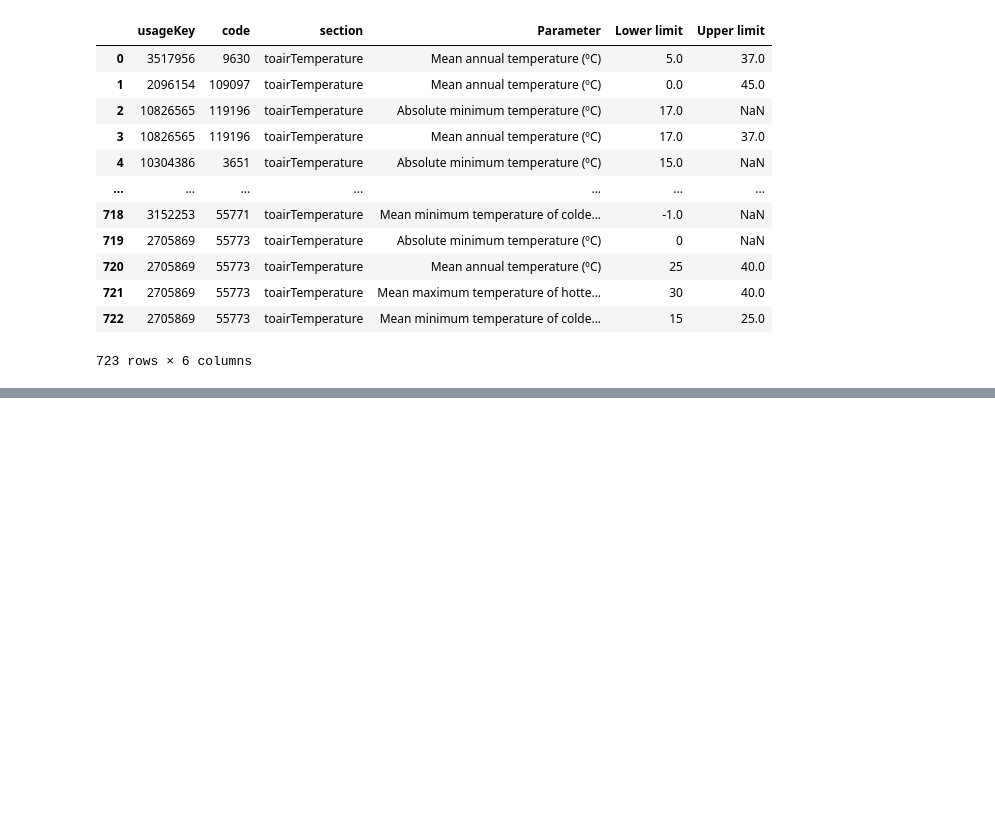
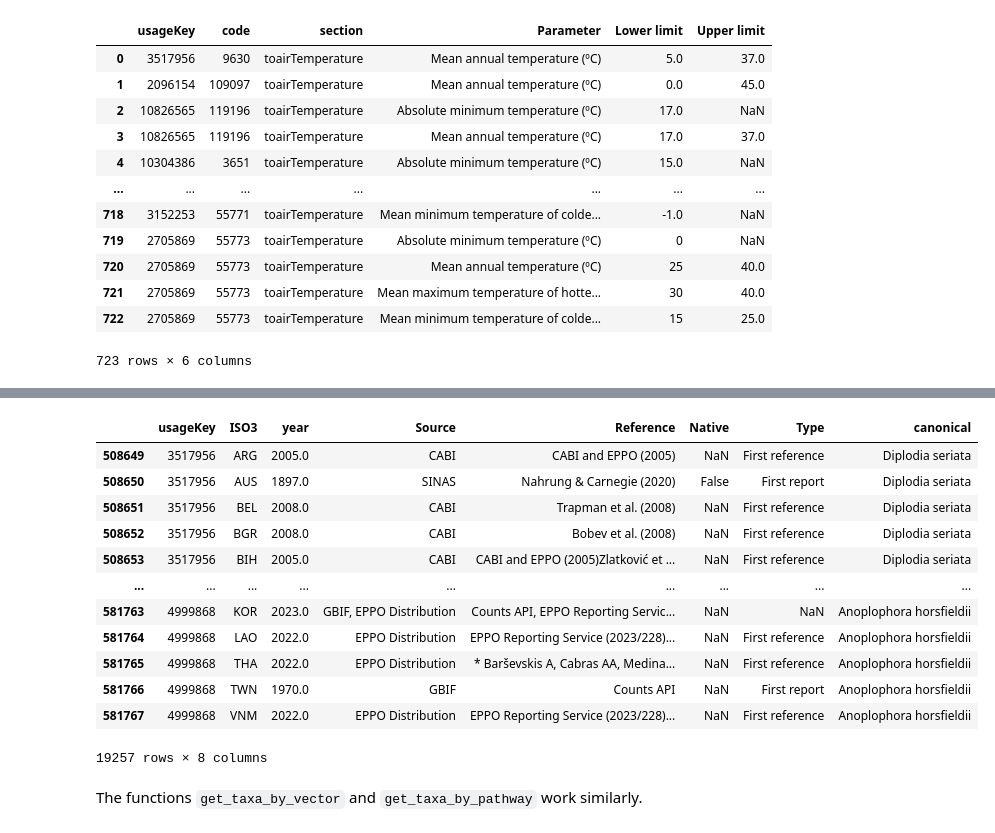
Before and after one commit to ncsu-landscape-dynamics/GIATAR-dataset, a Jupyter notebook: tutorials/GIATAR_Queries_Tutorial.ipynb, the cells around one changed output, grey strips where cells are left out. Saved outputs shown, nothing was run; the diff lists cells and outputs as text; code cells hidden in the pictures; blank space fills up the shorter version.

Commit message:
add new functions to tutorials

```diff
--- a/tutorials/GIATAR_Queries_Tutorial.ipynb
+++ b/tutorials/GIATAR_Queries_Tutorial.ipynb
@@ -240,0 +309,13 @@ gqf.get_trait_table('CABI_airtemp')
+# %%
+# We'll save the citrus-associated pests to a dataframe
+
+citrus_pests = pd.DataFrame({"canonicaName": gqf.get_taxa_by_host('Citrus')})
+
+# And then we'll stack the dataframes of first introductions for each
+
+citrus_pest_introductions = pd.DataFrame()
+
+for canonicalName in citrus_pests['canonicaName']:
+    temp_table = gqf.get_first_introductions(canonicalName)
+    temp_table["canonicalName"] = canonicalName
+    citrus_pest_introductions = pd.concat([citrus_pest_introductions, temp_table])
@@ -240,0 +329,20 @@ gqf.get_trait_table('CABI_airtemp')
+# %%
+# Look at the results
+
+citrus_pest_introductions
+# %% [output]
+|  | usageKey | ISO3 | year | Source | Reference | Native | Type | canonical |
+| 508649 | 3517956 | ARG | 2005.0 | CABI | CABI and EPPO (2005) | NaN | First reference | Diplodia seriata |
+| 508650 | 3517956 | AUS | 1897.0 | SINAS | Nahrung & Carnegie (2020) | False | First report | Diplodia seriata |
+| 508651 | 3517956 | BEL | 2008.0 | CABI | Trapman et al. (2008) | NaN | First reference | Diplodia seriata |
+| 508652 | 3517956 | BGR | 2008.0 | CABI | Bobev et al. (2008) | NaN | First reference | Diplodia seriata |
+| 508653 | 3517956 | BIH | 2005.0 | CABI | CABI and EPPO (2005)Zlatković et ... | NaN | First reference | Diplodia seriata |
+| ... | ... | ... | ... | ... | ... | ... | ... | ... |
+| 581763 | 4999868 | KOR | 2023.0 | GBIF, EPPO Distribution | Counts API, EPPO Reporting Servic... | NaN | NaN | Anoplophora horsfieldii |
+| 581764 | 4999868 | LAO | 2022.0 | EPPO Distribution | EPPO Reporting Service (2023/228)... | NaN | First reference | Anoplophora horsfieldii |
+| 581765 | 4999868 | THA | 2022.0 | EPPO Distribution | * Barševskis A, Cabras AA, Medina... | NaN | First reference | Anoplophora horsfieldii |
+| 581766 | 4999868 | TWN | 1970.0 | GBIF | Counts API | NaN | First report | Anoplophora horsfieldii |
+| 581767 | 4999868 | VNM | 2022.0 | EPPO Distribution | EPPO Reporting Service (2023/228)... | NaN | First reference | Anoplophora horsfieldii |
+19257 rows × 8 columns
+# %% [markdown]
+The functions `get_taxa_by_vector` and `get_taxa_by_pathway` work similarly.
```
Also changed, not shown: parts of 11 cells of this notebook, 1 other file.
